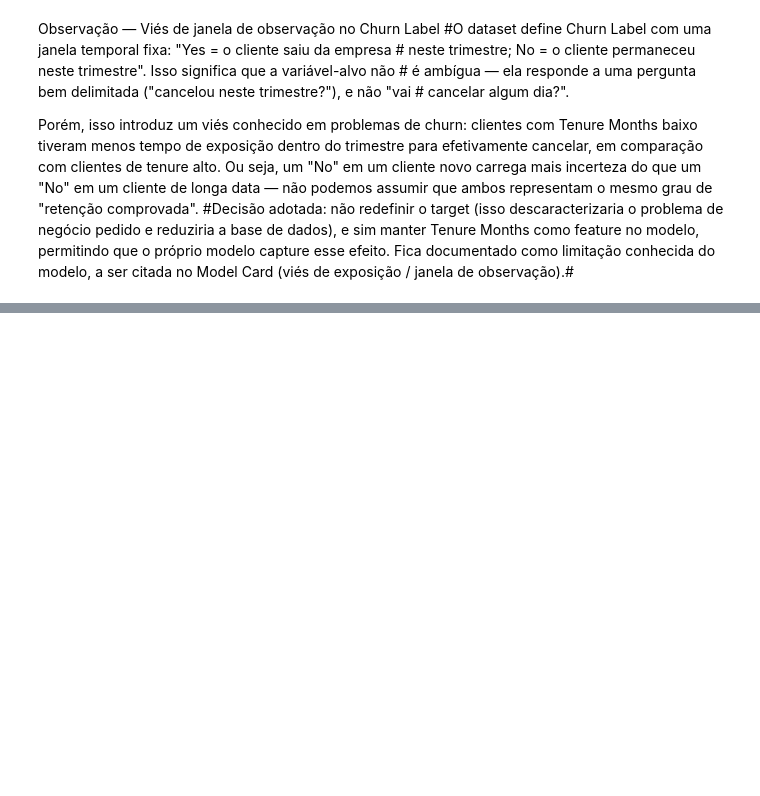
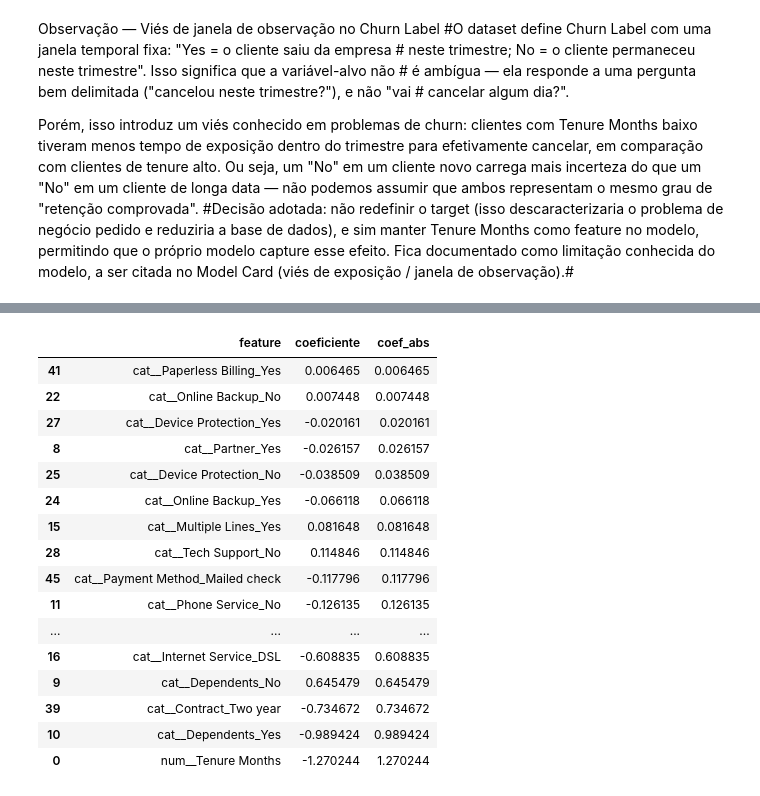
Before and after one commit to siguenzacj-cloud/tech-challenge-fase1-churn, a Jupyter notebook: notebooks/01_eda.ipynb, the cells around one changed output, grey strips where cells are left out. Cells and saved outputs as stored; diff of their text form; code cells hidden in the pictures; blank space fills up the shorter version.

```diff
--- a/notebooks/01_eda.ipynb
+++ b/notebooks/01_eda.ipynb
@@ -294,0 +340,21 @@ Protection`, `Tech Support`, `Streaming TV`, `Streaming Movies`, `Contract`, `Pa
+# %%
+#TREINAMENTO DE MODELO -> Regresão Logistica
+# Tratamento de variaveis, Categoricas (OneHotEncoder), Numericas (Standard Scaler)
+# Aplicação de Pipeline de Treinamento
+
+from sklearn.compose import ColumnTransformer
+from sklearn.preprocessing  import StandardScaler, OneHotEncoder
+from sklearn.pipeline import Pipeline
+from sklearn.linear_model import LogisticRegression
+
+preprocessor = ColumnTransformer([
+    ("num", StandardScaler(), numeric_cols),
+    ("cat", OneHotEncoder(handle_unknown="ignore"), categorical_cols),
+])
+
+modelo_baseline = Pipeline([
+    ("preprocessor", preprocessor),
+    ("classifier", LogisticRegression(max_iter=1000, random_state=42)),
+])
+
+modelo_baseline.fit(X_train, y_train)
@@ -294,0 +417,40 @@ Protection`, `Tech Support`, `Streaming TV`, `Streaming Movies`, `Contract`, `Pa
+# %%
+#REVISÃO DE CORRELAÇÃO DE FEATURES
+
+
+import pandas as pd
+
+feature_names = modelo_baseline.named_steps["preprocessor"].get_feature_names_out()
+coeficientes = modelo_baseline.named_steps["classifier"].coef_[0]
+
+df_coef = pd.DataFrame({
+    "feature": feature_names,
+    "coeficiente": coeficientes,
+})
+
+
+
+
+df_coef["coef_abs"] = df_coef["coeficiente"].abs()
+df_coef = df_coef.sort_values("coef_abs", ascending=False)
+# %%
+# las 10 variables con menor impacto (candidatas a "no aportar")
+df_coef.sort_values("coef_abs").head(46)
+# %% [output]
+|  | feature | coeficiente | coef_abs |
+| 41 | cat__Paperless Billing_Yes | 0.006465 | 0.006465 |
+| 22 | cat__Online Backup_No | 0.007448 | 0.007448 |
+| 27 | cat__Device Protection_Yes | -0.020161 | 0.020161 |
+| 8 | cat__Partner_Yes | -0.026157 | 0.026157 |
+| 25 | cat__Device Protection_No | -0.038509 | 0.038509 |
+| 24 | cat__Online Backup_Yes | -0.066118 | 0.066118 |
+| 15 | cat__Multiple Lines_Yes | 0.081648 | 0.081648 |
+| 28 | cat__Tech Support_No | 0.114846 | 0.114846 |
+| 45 | cat__Payment Method_Mailed check | -0.117796 | 0.117796 |
+| 11 | cat__Phone Service_No | -0.126135 | 0.126135 |
+| ... | ... | ... | ... |
+| 16 | cat__Internet Service_DSL | -0.608835 | 0.608835 |
+| 9 | cat__Dependents_No | 0.645479 | 0.645479 |
+| 39 | cat__Contract_Two year | -0.734672 | 0.734672 |
+| 10 | cat__Dependents_Yes | -0.989424 | 0.989424 |
+| 0 | num__Tenure Months | -1.270244 | 1.270244 |
```
Also changed, not shown: parts of 6 cells of this notebook, 1 other file.
